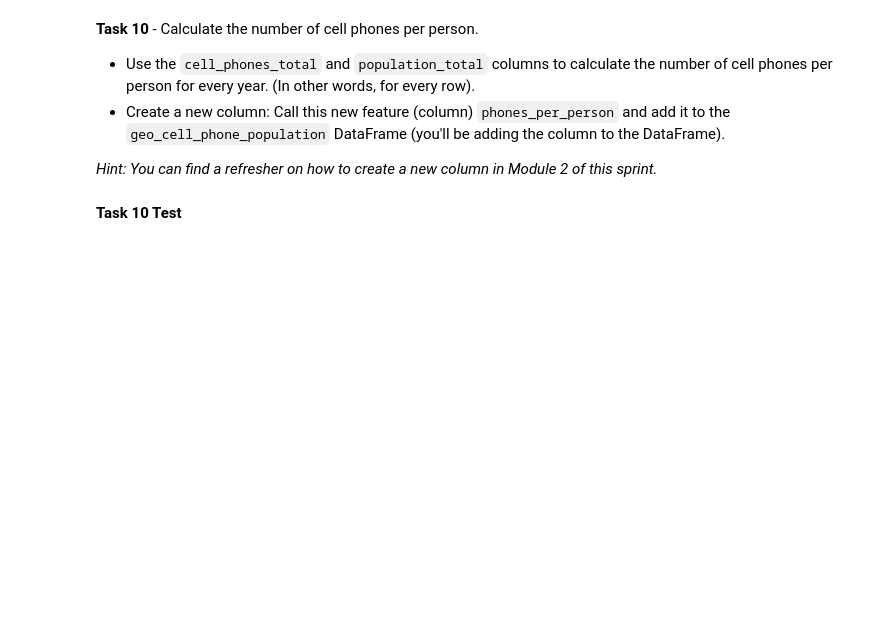
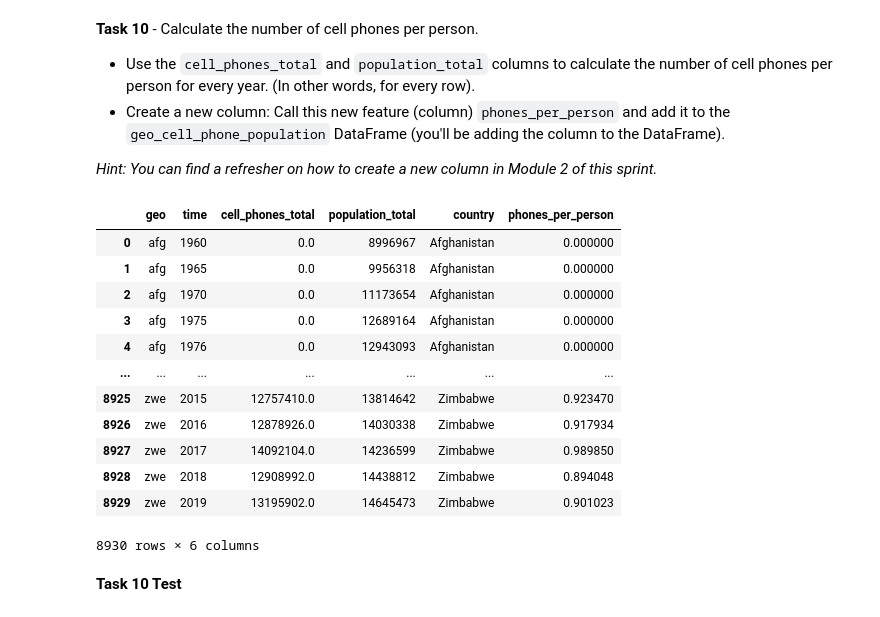
Before and after one commit to sikoh/DS-Data-Wrangling-and-Storytelling, a Jupyter notebook: Sprint-Challenge/DS_SprintChallenge_DataWranglingAndStorytelling.ipynb, the cells around one changed output. Saved outputs shown, nothing was run; the diff lists cells and outputs as text; code cells hidden in the pictures; blank space fills up the shorter version.

```diff
--- a/Sprint-Challenge/DS_SprintChallenge_DataWranglingAndStorytelling.ipynb
+++ b/Sprint-Challenge/DS_SprintChallenge_DataWranglingAndStorytelling.ipynb
@@ -172,4 +172,7 @@ geo_codes_url = 'https://raw.githubusercontent.com/bloominstituteoftechnology/da
 # Load the dataframe and print out the first 5 records
 
 # YOUR CODE HERE
-raise NotImplementedError()
+#raise NotImplementedError()
+geo_codes = pd.read_csv(geo_codes_url)
+
+print(geo_codes)
@@ -216,4 +266,6 @@ if geo_codes_missing == 21: print('ERROR: Make sure to use a sum of a sum for th
 # Merge the cell_phones and population dataframes
 
 # YOUR CODE HERE
-raise NotImplementedError()
+#raise NotImplementedError()
+cell_phone_population = cell_phones.merge(population, how = 'inner', on=['geo','time'])
+cell_phone_population
@@ -237,4 +303,6 @@ assert len(cell_phone_population) == 8930
 # Only include the country and geo columns from geo_codes
 
 # YOUR CODE HERE
-raise NotImplementedError()
+#raise NotImplementedError()
+geo_cell_phone_population = cell_phone_population.merge(geo_codes[['country','geo']], how = 'inner', on='geo')
+geo_cell_phone_population
@@ -254,8 +336,25 @@ assert type(geo_cell_phone_population) == pd.DataFrame
 # %%
 # Task 10
 
 # YOUR CODE HERE
-raise NotImplementedError()
+#raise NotImplementedError()
+geo_cell_phone_population['phones_per_person'] = geo_cell_phone_population['cell_phones_total']/geo_cell_phone_population['population_total']
+
+geo_cell_phone_population
+# %% [output]
+|  | geo | time | cell_phones_total | population_total | country | phones_per_person |
+| 0 | afg | 1960 | 0.0 | 8996967 | Afghanistan | 0.000000 |
+| 1 | afg | 1965 | 0.0 | 9956318 | Afghanistan | 0.000000 |
+| 2 | afg | 1970 | 0.0 | 11173654 | Afghanistan | 0.000000 |
+| 3 | afg | 1975 | 0.0 | 12689164 | Afghanistan | 0.000000 |
+| 4 | afg | 1976 | 0.0 | 12943093 | Afghanistan | 0.000000 |
+| ... | ... | ... | ... | ... | ... | ... |
+| 8925 | zwe | 2015 | 12757410.0 | 13814642 | Zimbabwe | 0.923470 |
+| 8926 | zwe | 2016 | 12878926.0 | 14030338 | Zimbabwe | 0.917934 |
+| 8927 | zwe | 2017 | 14092104.0 | 14236599 | Zimbabwe | 0.989850 |
+| 8928 | zwe | 2018 | 12908992.0 | 14438812 | Zimbabwe | 0.894048 |
+| 8929 | zwe | 2019 | 13195902.0 | 14645473 | Zimbabwe | 0.901023 |
+8930 rows × 6 columns
 # %% [markdown]
 **Task 10 Test**
 # %%
```
Also changed, not shown: parts of 12 cells of this notebook.
